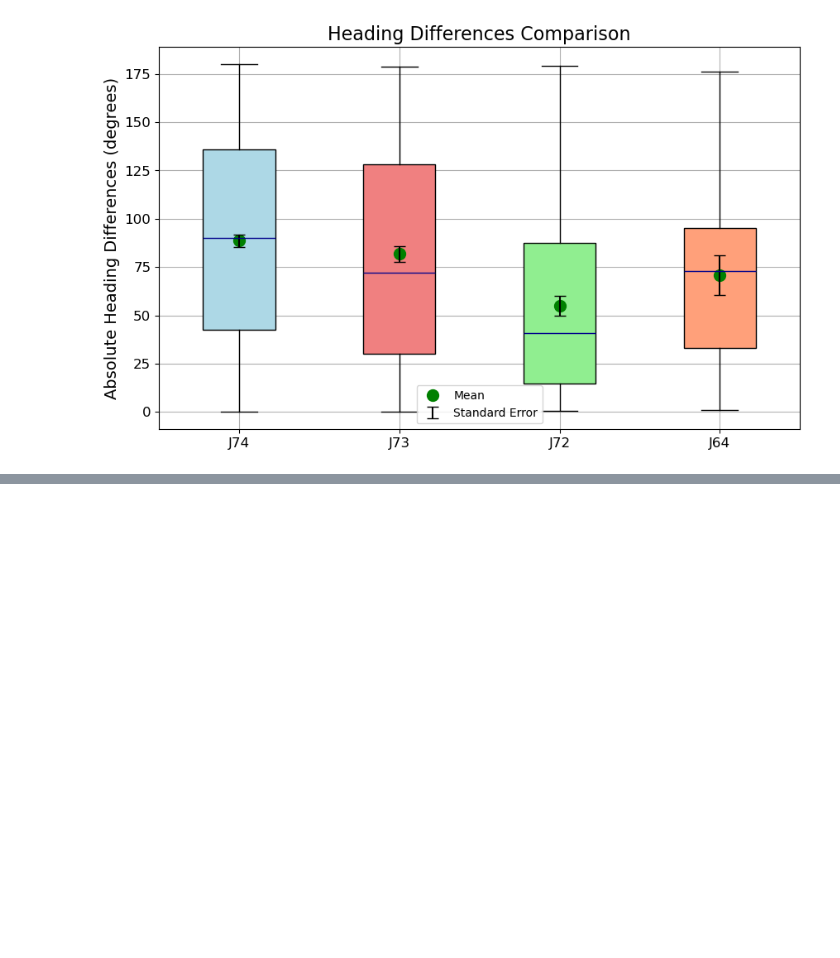
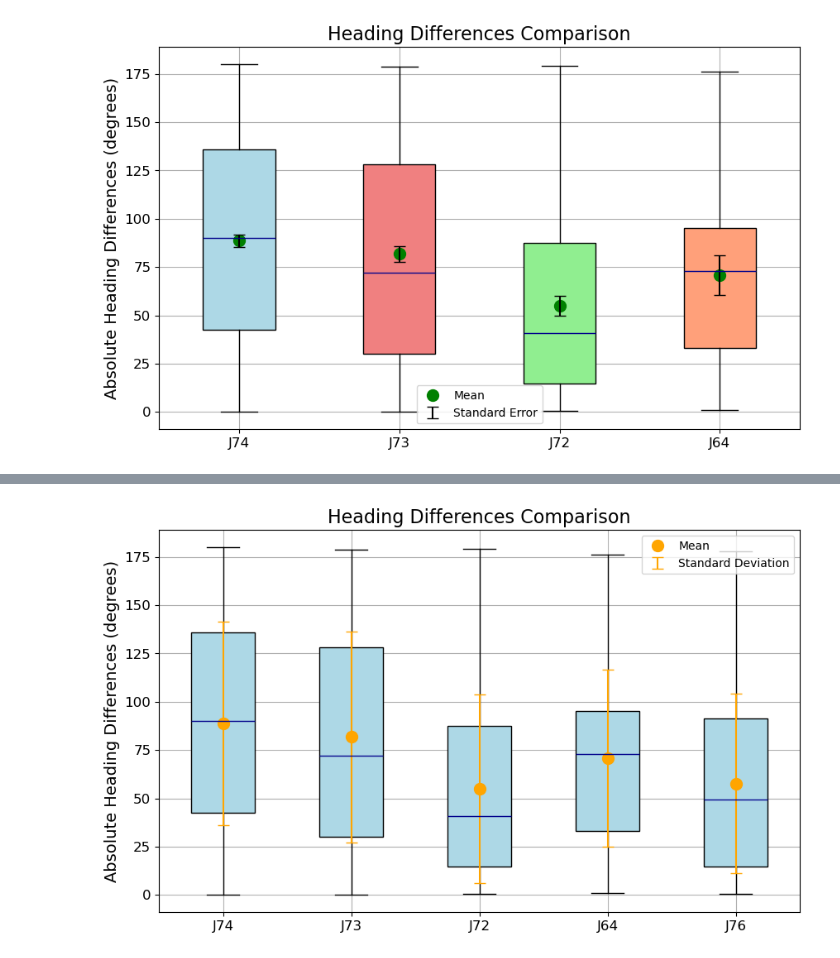
Before and after one commit to Shivammm123/FlyFlightBehavior, a Jupyter notebook: Free Flight Analysis Flies/Complete Analysis.ipynb, the cells around one changed output, grey strips where cells are left out. Drawn from its saved outputs; the diff is of its cells as text; code cells hidden in the pictures; blank space fills up the shorter version.

```diff
--- a/Free Flight Analysis Flies/Complete Analysis.ipynb
+++ b/Free Flight Analysis Flies/Complete Analysis.ipynb
@@ -544,0 +569,51 @@ TypeError: bad operand type for abs(): 'ellipsis'
+# %%
+
+plt.figure(figsize=(10, 6))
+
+# Corrected the typo and removed the extra parenthesis
+boxplot = plt.boxplot(
+    [np.abs(heading_diffs_J74), np.abs(heading_diffs_J73), np.abs(heading_diffs_J72), np.abs(heading_diffs7), np.abs(heading_diffs_J76)],
+    labels=["J74", "J73", "J72", "J64", "J76"],
+    patch_artist=True,  # For coloring
+    boxprops=dict(facecolor='lightblue', color='black'),
+    medianprops=dict(color='darkblue'),
+    whiskerprops=dict(color='black'),
+    capprops=dict(color='black'),
+    flierprops=dict(marker='o', color='red', markersize=5)
+)
+
+# Calculate means and standard deviations directly from the data
+means = [
+    np.mean(np.abs(heading_diffs_J74)),
+    np.mean(np.abs(heading_diffs_J73)),
+    np.mean(np.abs(heading_diffs_J72)),
+    np.mean(np.abs(heading_diffs7)),
+    np.mean(np.abs(heading_diffs_J76))
+]
+
+stds = [
+    np.std(np.abs(heading_diffs_J74)),
+    np.std(np.abs(heading_diffs_J73)),
+    np.std(np.abs(heading_diffs_J72)),
+    np.std(np.abs(heading_diffs7)),
+    np.std(np.abs(heading_diffs_J76))
+]
+
+# Add mean markers
+plt.plot([1, 2, 3, 4, 5], means, marker='o', color='orange', markersize=10, label='Mean', linestyle='None')
+
+# Add error bars for standard deviation
+plt.errorbar([1, 2, 3, 4, 5], means, yerr=stds, fmt='none', ecolor='orange', capsize=5, label='Standard Deviation')
+
+# Title and labels
+plt.title("Heading Differences Comparison", fontsize=16)
+plt.ylabel("Absolute Heading Differences (degrees)", fontsize=14)
+plt.xticks(fontsize=12)
+plt.yticks(fontsize=12)
+plt.grid(True)
+
+# Add legend
+plt.legend()
+plt.show()
+# %% [output]
+[figure, added]
```
Also changed, not shown: parts of 18 cells of this notebook.
